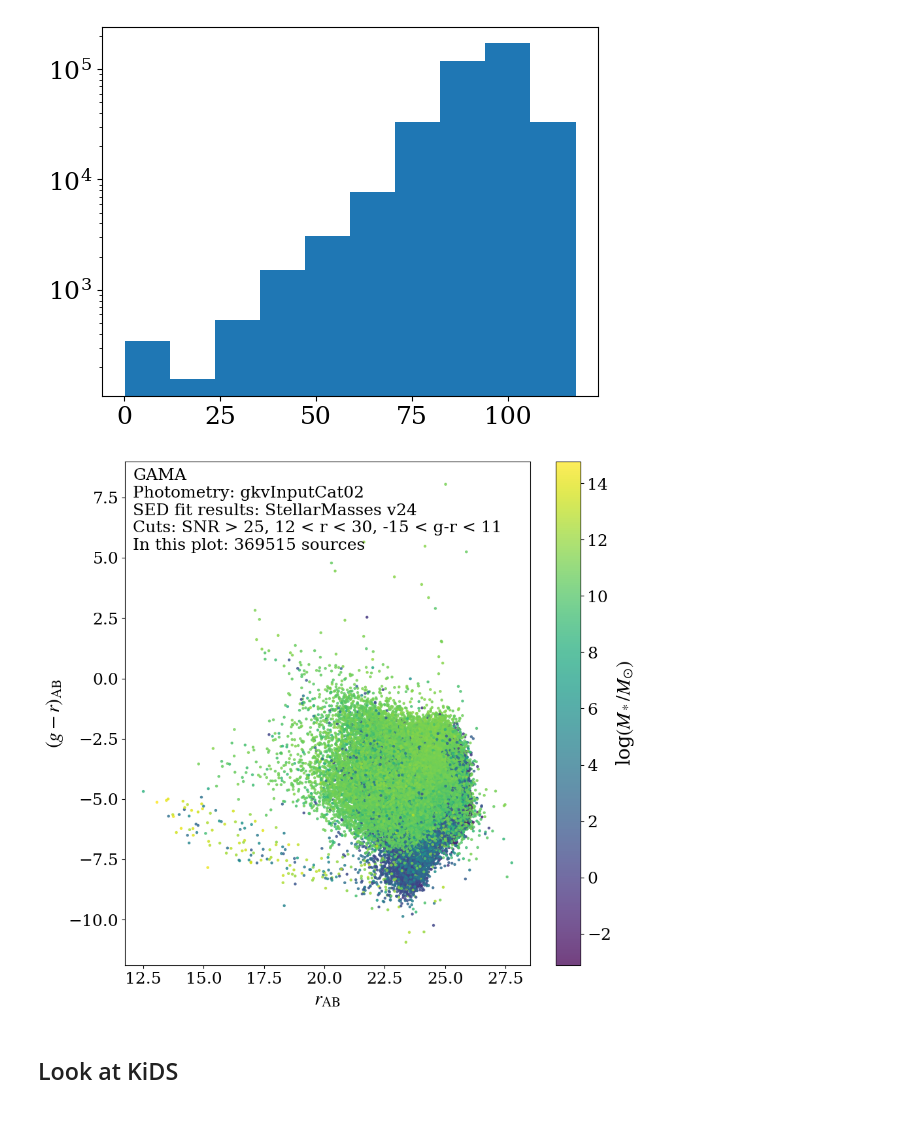
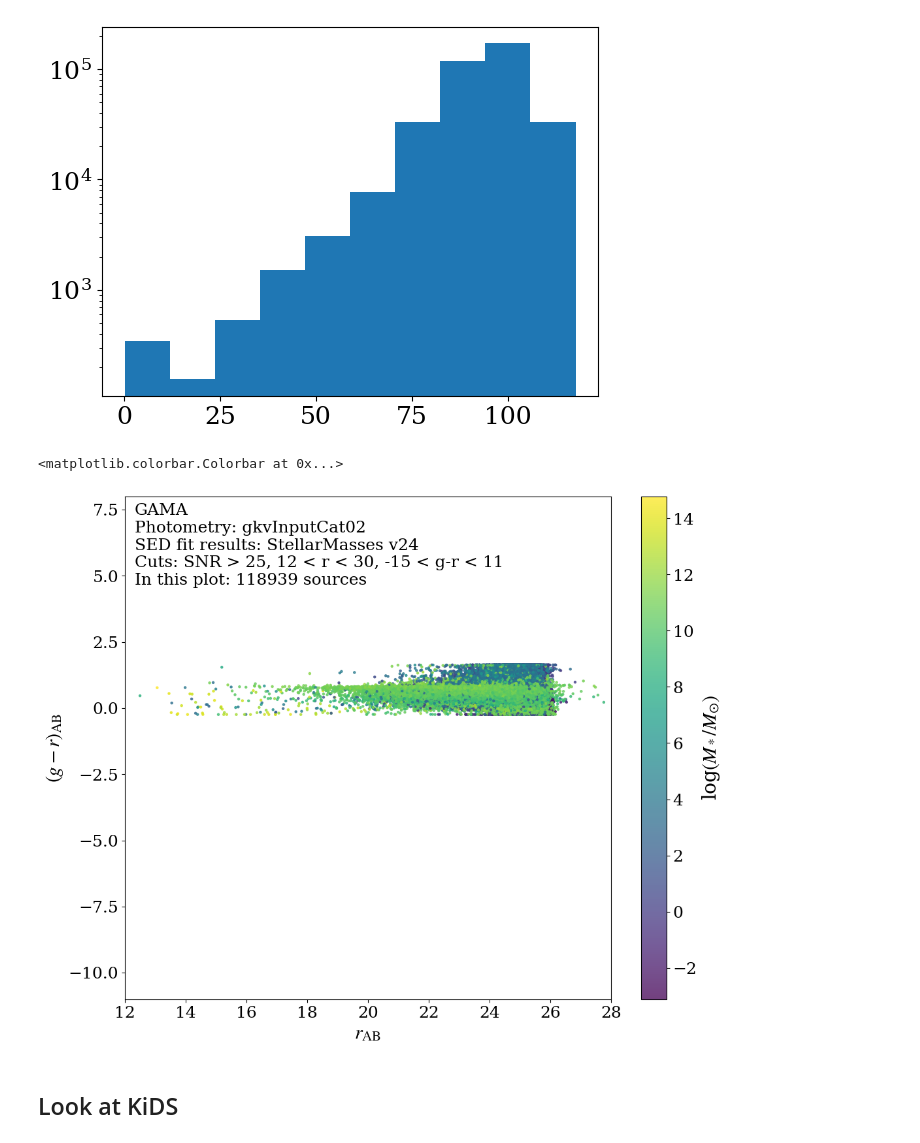
Before and after one commit to lsajkov/strw_mpdg, a Jupyter notebook: spec_cal_sample.ipynb, the cells around one changed output. Cells and saved outputs as stored; diff of their text form; code cells hidden in the pictures.

Commit message:
Made comparison between KiDS, GAMA, and SAGA

```diff
--- a/spec_cal_sample.ipynb
+++ b/spec_cal_sample.ipynb
@@ -70,27 +69,35 @@ idx = (GAMA_mstar_concat['snratio'] > 25) &\
+# %%
+GAMA_idx = (GAMA_mstar_concat['snratio'] > 25) &\
+           (12 < GAMA_mag_r.value) & (GAMA_mag_r.value < 28)&\
+           (-1 < (GAMA_mstar_concat['absmag_g'] - GAMA_mstar_concat['absmag_r'])) &\
+                ((GAMA_mstar_concat['absmag_g'] - GAMA_mstar_concat['absmag_r']) < 4) &\
+           (GAMA_mstar_concat['logmstar'] > 3)
 # %%
-fig = plt.figure(figsize = (10, 10))
+fig = plt.figure(figsize = (12, 10))
 ax = fig.add_subplot()
 
 
 
-mstar_scat = ax.scatter(GAMA_mag_r[idx], GAMA_mag_g[idx] - GAMA_mag_r[idx],
-           c = GAMA_mstar_concat[idx]['logmstar'], alpha = 0.75,
+mstar_scat = ax.scatter(GAMA_mag_r[GAMA_idx],
+                        GAMA_mstar_concat[GAMA_idx]['absmag_g'] - GAMA_mstar_concat[GAMA_idx]['absmag_r'],
+           c = GAMA_mstar_concat[GAMA_idx]['logmstar'], alpha = 0.75,
            s = 5)
-# ax.set_xlim(12, 30)
-# ax.set_ylim(-15, 11)
+ax.set_xlim(12, 28)
+ax.set_ylim(-11, 8)
 
 ax.set_xlabel('$r_{\mathrm{AB}}$')
 ax.set_ylabel('$(g-r)_{\mathrm{AB}}$')
 
 ax.text(0.02, 0.825, f'GAMA\nPhotometry: gkvInputCat02\nSED fit results: StellarMasses v24\nCuts: SNR > 25, 12 < r < 30, -15 < g-r < 11\nIn this plot: {np.sum(idx)} sources',
         transform = ax.transAxes)
 
 fig.colorbar(mstar_scat,
              label = 'log$(M_*/M_{\odot})$')
 
-fig.savefig('/data2/lsajkov/mpdg/figures/overlap_gama_kids_saga/gama_gr_r_mstar.pdf', dpi = 150)
+# fig.savefig('/data2/lsajkov/mpdg/figures/overlap_gama_kids_saga/gama_gr_r_mstar.pdf', dpi = 50)
 # %% [output]
+<matplotlib.colorbar.Colorbar at 0x...>
-[figure, old version]
+[figure, new version]
 # %% [markdown]
 ## Look at KiDS
 # %%
```
Also changed, not shown: parts of 14 cells of this notebook.
